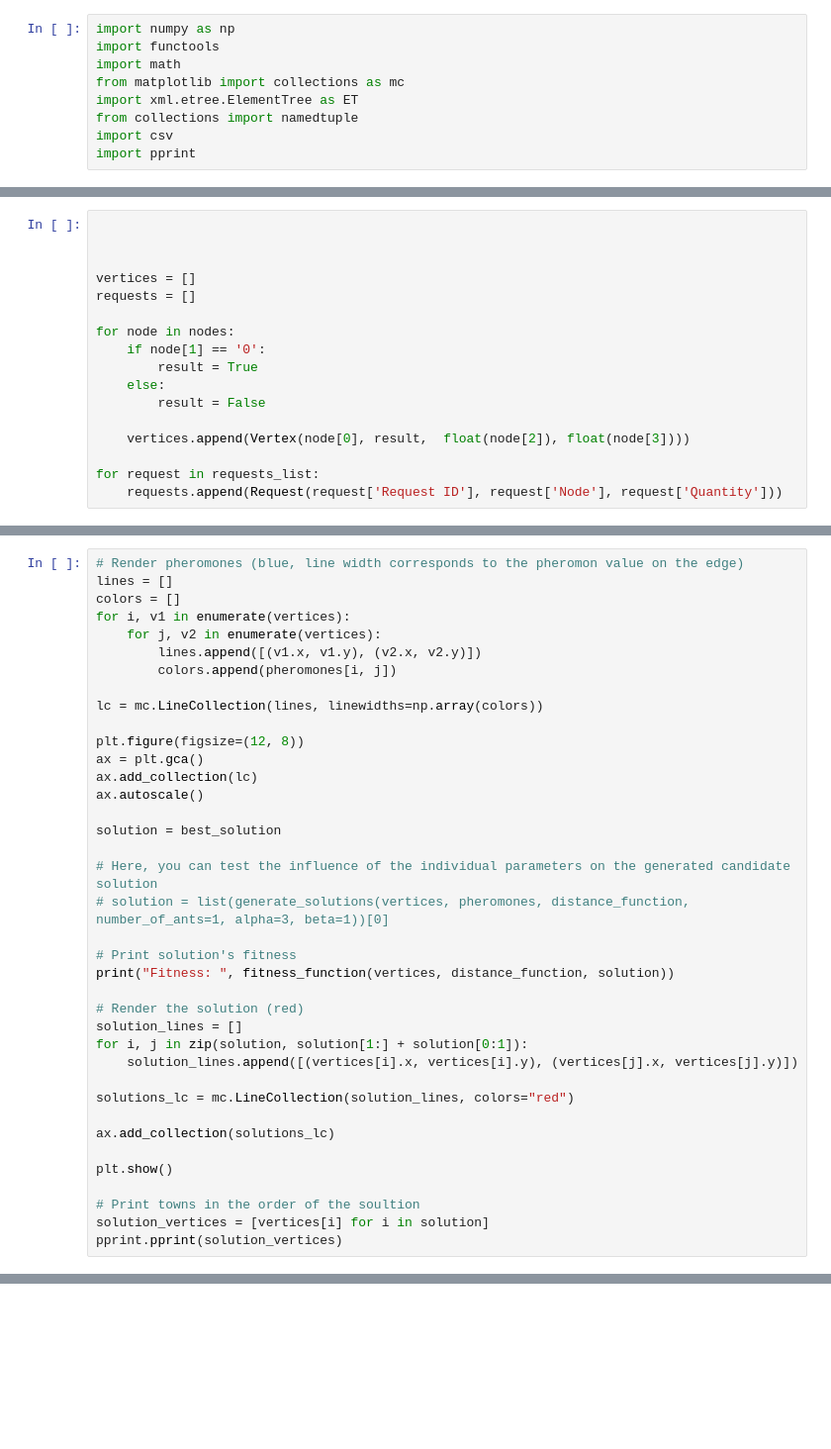
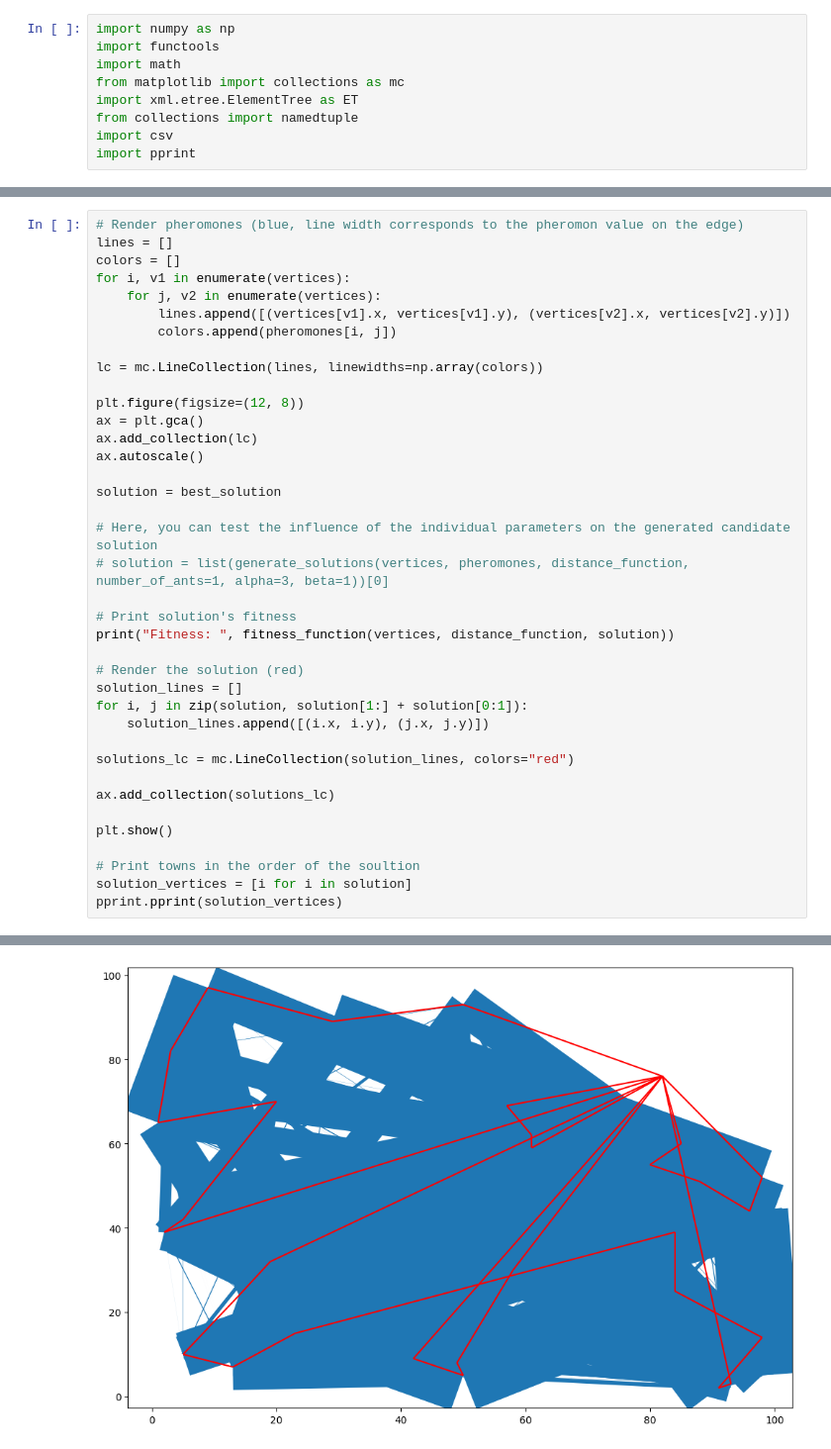
Before and after one commit to justMazi/nature-inspired-algorithms, a Jupyter notebook: 03/solution01.ipynb, the cells around one changed output, grey strips where cells are left out. Shown: that part at 99% size. Drawn from its saved outputs; the diff is of its cells as text; blank space fills up the shorter version.

```diff
--- a/03/solution01.ipynb
+++ b/03/solution01.ipynb
@@ -78,17 +27,0 @@ Fleet:
-# %%
-
-
-
-vertices = []
-requests = []
-
-for node in nodes:
-    if node[1] == '0':
-        result = True
-    else:
-        result = False
-
-    vertices.append(Vertex(node[0], result,  float(node[2]), float(node[3])))
-
-for request in requests_list:
-    requests.append(Request(request['Request ID'], request['Node'], request['Quantity']))
@@ -220,7 +207,7 @@ lines = []
 colors = []
 for i, v1 in enumerate(vertices):
     for j, v2 in enumerate(vertices):
-        lines.append([(v1.x, v1.y), (v2.x, v2.y)])
+        lines.append([(vertices[v1].x, vertices[v1].y), (vertices[v2].x, vertices[v2].y)])
         colors.append(pheromones[i, j])
 
 lc = mc.LineCollection(lines, linewidths=np.array(colors))
@@ -241,7 +228,7 @@ print("Fitness: ", fitness_function(vertices, distance_function, solution))
 # Render the solution (red)
 solution_lines = []
 for i, j in zip(solution, solution[1:] + solution[0:1]):
-    solution_lines.append([(vertices[i].x, vertices[i].y), (vertices[j].x, vertices[j].y)])
+    solution_lines.append([(i.x, i.y), (j.x, j.y)])
 
 solutions_lc = mc.LineCollection(solution_lines, colors="red")
 
@@ -250,5 +237,6 @@ ax.add_collection(solutions_lc)
 plt.show()
 
 # Print towns in the order of the soultion
-solution_vertices = [vertices[i] for i in solution]
+solution_vertices = [i for i in solution]
 pprint.pprint(solution_vertices)
+# %% [output]
@@ -254,0 +244 @@ pprint.pprint(solution_vertices)
+[figure, added]
```
Also changed, not shown: parts of 8 cells of this notebook.
